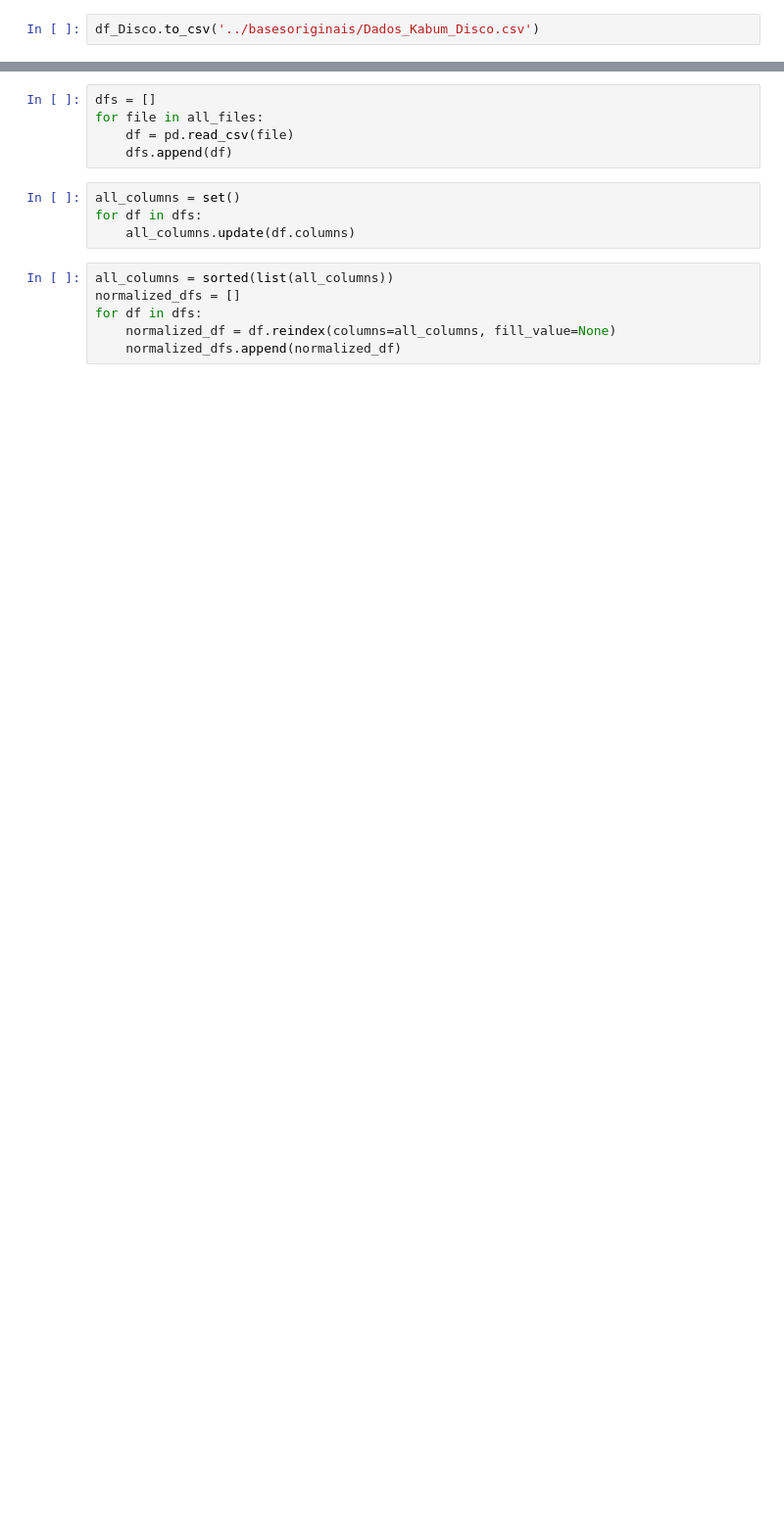
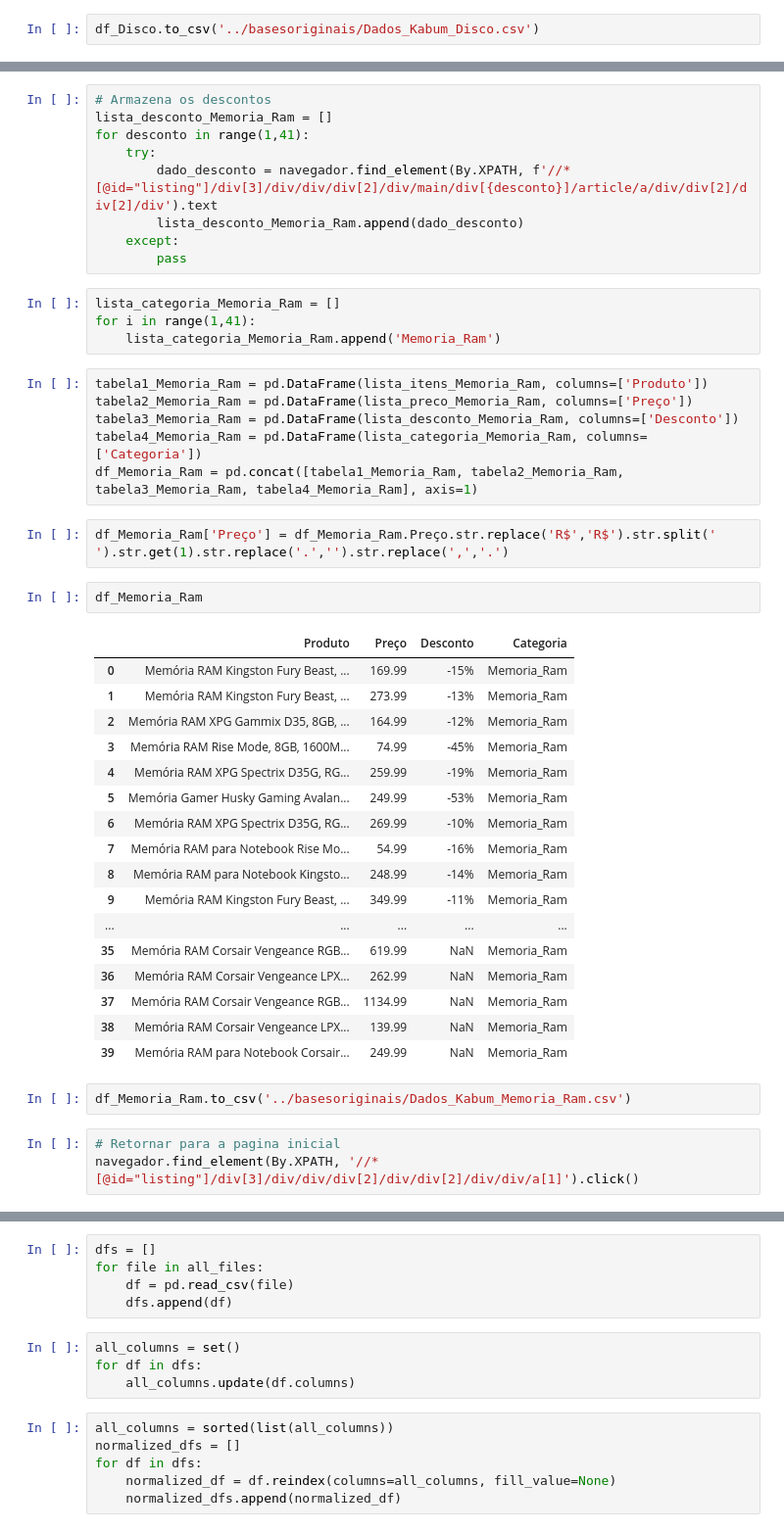
Before and after one commit to igorsantiago546/Projeto_Ext_Dados, a Jupyter notebook: scripts/Coletor_Kabum.ipynb, the cells around one changed output, grey strips where cells are left out. Shown: that part at 98% size. Drawn from its saved outputs; the diff is of its cells as text; blank space fills up the shorter version.

```diff
--- a/scripts/Coletor_Kabum.ipynb
+++ b/scripts/Coletor_Kabum.ipynb
@@ -135,0 +411,46 @@ df_Disco.to_csv('../basesoriginais/Dados_Kabum_Disco.csv')
+# %%
+# Armazena os descontos
+lista_desconto_Memoria_Ram = []
+for desconto in range(1,41):
+    try:
+        dado_desconto = navegador.find_element(By.XPATH, f'//*[@id="listing"]/div[3]/div/div/div[2]/div/main/div[{desconto}]/article/a/div/div[2]/div[2]/div').text
+        lista_desconto_Memoria_Ram.append(dado_desconto)
+    except:
+        pass
+# %%
+lista_categoria_Memoria_Ram = []
+for i in range(1,41):
+    lista_categoria_Memoria_Ram.append('Memoria_Ram')
+# %%
+tabela1_Memoria_Ram = pd.DataFrame(lista_itens_Memoria_Ram, columns=['Produto'])
+tabela2_Memoria_Ram = pd.DataFrame(lista_preco_Memoria_Ram, columns=['Preço'])
+tabela3_Memoria_Ram = pd.DataFrame(lista_desconto_Memoria_Ram, columns=['Desconto'])
+tabela4_Memoria_Ram = pd.DataFrame(lista_categoria_Memoria_Ram, columns=['Categoria'])
+df_Memoria_Ram = pd.concat([tabela1_Memoria_Ram, tabela2_Memoria_Ram, tabela3_Memoria_Ram, tabela4_Memoria_Ram], axis=1)
+# %%
+df_Memoria_Ram['Preço'] = df_Memoria_Ram.Preço.str.replace('R$','R$').str.split(' ').str.get(1).str.replace('.','').str.replace(',','.')
+# %%
+df_Memoria_Ram
+# %% [output]
+|  | Produto | Preço | Desconto | Categoria |
+| 0 | Memória RAM Kingston Fury Beast, ... | 169.99 | -15% | Memoria_Ram |
+| 1 | Memória RAM Kingston Fury Beast, ... | 273.99 | -13% | Memoria_Ram |
+| 2 | Memória RAM XPG Gammix D35, 8GB, ... | 164.99 | -12% | Memoria_Ram |
+| 3 | Memória RAM Rise Mode, 8GB, 1600M... | 74.99 | -45% | Memoria_Ram |
+| 4 | Memória RAM XPG Spectrix D35G, RG... | 259.99 | -19% | Memoria_Ram |
+| 5 | Memória Gamer Husky Gaming Avalan... | 249.99 | -53% | Memoria_Ram |
+| 6 | Memória RAM XPG Spectrix D35G, RG... | 269.99 | -10% | Memoria_Ram |
+| 7 | Memória RAM para Notebook Rise Mo... | 54.99 | -16% | Memoria_Ram |
+| 8 | Memória RAM para Notebook Kingsto... | 248.99 | -14% | Memoria_Ram |
+| 9 | Memória RAM Kingston Fury Beast, ... | 349.99 | -11% | Memoria_Ram |
+| ... | ... | ... | ... | ... |
+| 35 | Memória RAM Corsair Vengeance RGB... | 619.99 | NaN | Memoria_Ram |
+| 36 | Memória RAM Corsair Vengeance LPX... | 262.99 | NaN | Memoria_Ram |
+| 37 | Memória RAM Corsair Vengeance RGB... | 1134.99 | NaN | Memoria_Ram |
+| 38 | Memória RAM Corsair Vengeance LPX... | 139.99 | NaN | Memoria_Ram |
+| 39 | Memória RAM para Notebook Corsair... | 249.99 | NaN | Memoria_Ram |
+# %%
+df_Memoria_Ram.to_csv('../basesoriginais/Dados_Kabum_Memoria_Ram.csv')
+# %%
+# Retornar para a pagina inicial
+navegador.find_element(By.XPATH, '//*[@id="listing"]/div[3]/div/div/div[2]/div/div[2]/div/div/a[1]').click()
```
Also changed, not shown: parts of 98 cells of this notebook, 12 other files.
